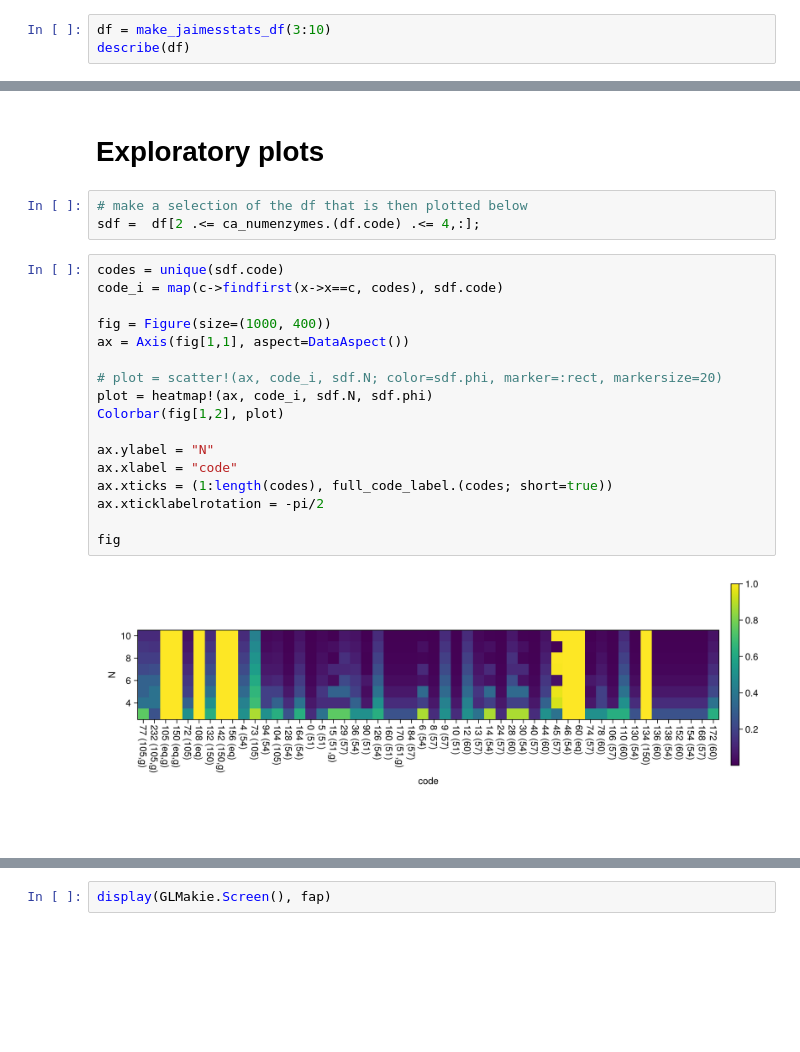
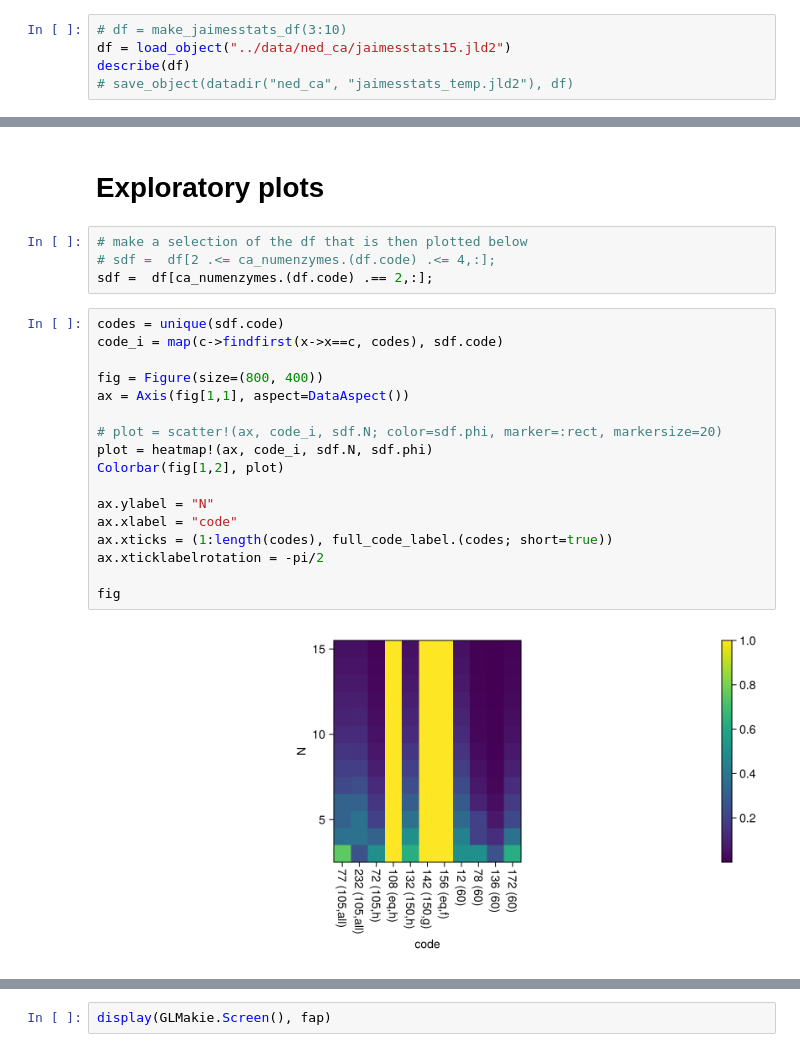
Before and after one commit to kockahonza/TopoStoch, a Jupyter notebook: notebooks/ned_ca_jaimesstats.ipynb, the cells around one changed output, grey strips where cells are left out. Cells and saved outputs as stored; diff of their text form; blank space fills up the shorter version.

```diff
--- a/notebooks/ned_ca_jaimesstats.ipynb
+++ b/notebooks/ned_ca_jaimesstats.ipynb
@@ -6,8 +8,10 @@ using CairoMakie
 # %% [markdown]
 # Build/load the df
 # %%
-df = make_jaimesstats_df(3:10)
+# df = make_jaimesstats_df(3:10)
+df = load_object("../data/ned_ca/jaimesstats15.jld2")
 describe(df)
+# save_object(datadir("ned_ca", "jaimesstats_temp.jld2"), df)
 # %% [output]
 22×7 DataFrame
 | Row | variable | mean | min | median | max | nmissing | eltype |
@@ -32,25 +36,26 @@ describe(df)
 # Exploratory plots
 # %%
 # make a selection of the df that is then plotted below
-sdf =  df[2 .<= ca_numenzymes.(df.code) .<= 4,:];
+# sdf =  df[2 .<= ca_numenzymes.(df.code) .<= 4,:];
+sdf =  df[ca_numenzymes.(df.code) .== 2,:];
 # %%
 codes = unique(sdf.code)
 code_i = map(c->findfirst(x->x==c, codes), sdf.code)
 
-fig = Figure(size=(1000, 400))
+fig = Figure(size=(800, 400))
 ax = Axis(fig[1,1], aspect=DataAspect())
 
 # plot = scatter!(ax, code_i, sdf.N; color=sdf.phi, marker=:rect, markersize=20)
 plot = heatmap!(ax, code_i, sdf.N, sdf.phi)
 Colorbar(fig[1,2], plot)
 
 ax.ylabel = "N"
 ax.xlabel = "code"
 ax.xticks = (1:length(codes), full_code_label.(codes; short=true))
 ax.xticklabelrotation = -pi/2
 
 fig
 # %% [output]
-[figure, old version]
+[figure, new version]
 # %%
 fig = Figure()
```
Also changed, not shown: parts of 4 cells of this notebook, 1 other file.
